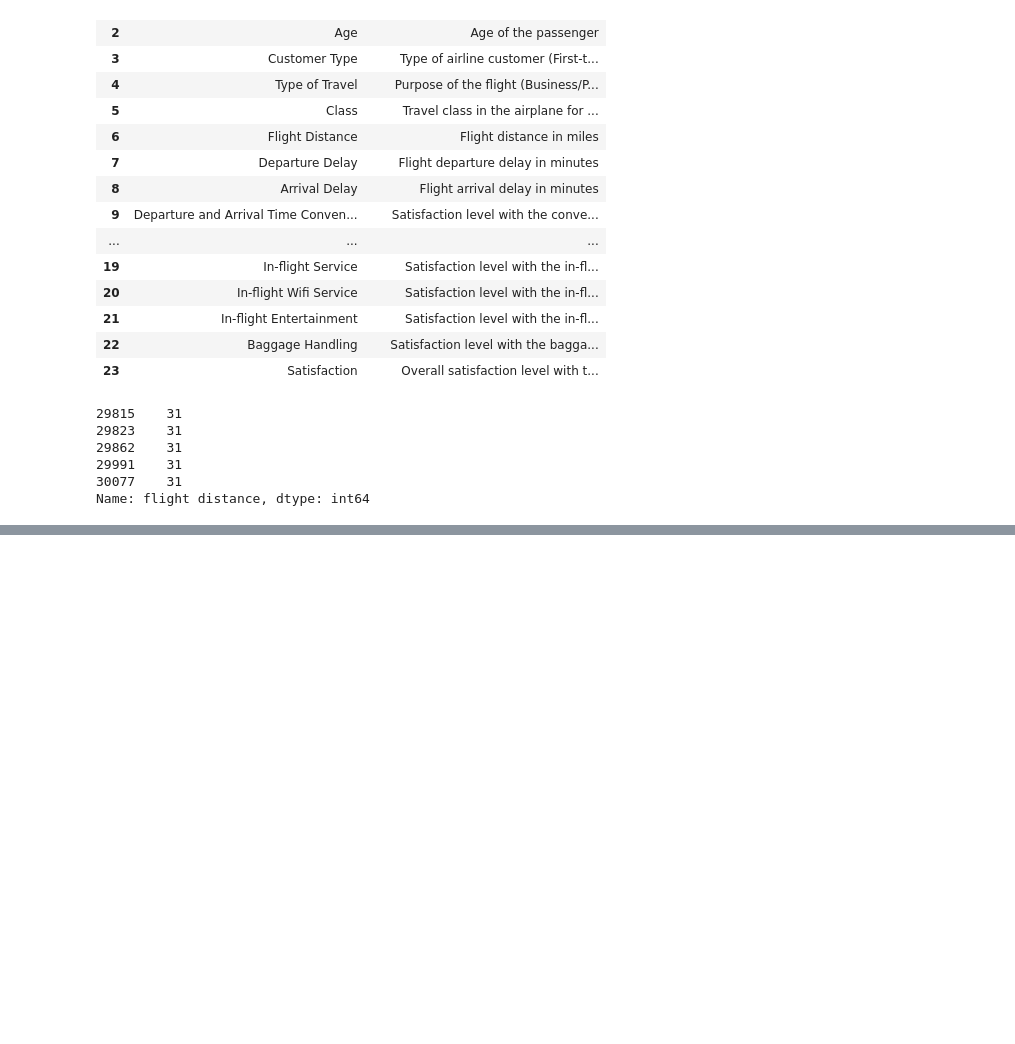
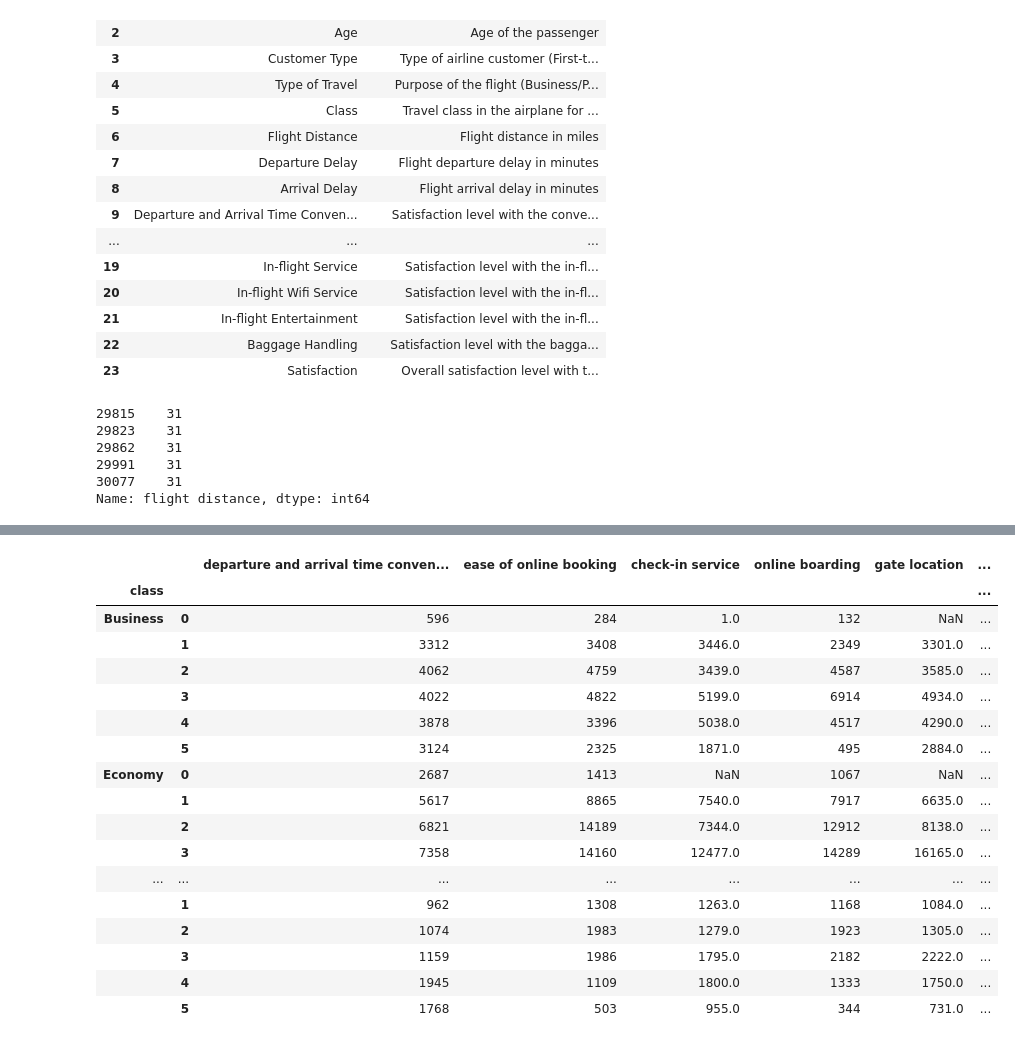
Before and after one commit to Coded123/Maven-Analytics-Airlines-Challenge, a Jupyter notebook: Maven_airline_data_analysis.ipynb, the cells around one changed output, grey strips where cells are left out. Drawn from its saved outputs; the diff is of its cells as text; code cells hidden in the pictures; blank space fills up the shorter version.

```diff
--- a/Maven_airline_data_analysis.ipynb
+++ b/Maven_airline_data_analysis.ipynb
@@ -97,0 +132,3 @@ Name: flight distance, dtype: int64
+# %%
+df['arrival delay'] = df['arrival delay'].fillna(0)
+df.isnull().sum()
@@ -97,0 +153,2 @@ Name: flight distance, dtype: int64
+# %%
+sat_class = df.groupby(['satisfaction', 'class'])
@@ -97,0 +231,21 @@ Name: flight distance, dtype: int64
+# %%
+sat_class.agg({i:'value_counts' for i in df.columns[9:22]}).loc['Neutral or Dissatisfied']
+# %% [output]
+|  |  | departure and arrival time conven... | ease of online booking | check-in service | online boarding | gate location | ... |
+| class |  |  |  |  |  |  | ... |
+| Business | 0 | 596 | 284 | 1.0 | 132 | NaN | ... |
+|  | 1 | 3312 | 3408 | 3446.0 | 2349 | 3301.0 | ... |
+|  | 2 | 4062 | 4759 | 3439.0 | 4587 | 3585.0 | ... |
+|  | 3 | 4022 | 4822 | 5199.0 | 6914 | 4934.0 | ... |
+|  | 4 | 3878 | 3396 | 5038.0 | 4517 | 4290.0 | ... |
+|  | 5 | 3124 | 2325 | 1871.0 | 495 | 2884.0 | ... |
+| Economy | 0 | 2687 | 1413 | NaN | 1067 | NaN | ... |
+|  | 1 | 5617 | 8865 | 7540.0 | 7917 | 6635.0 | ... |
+|  | 2 | 6821 | 14189 | 7344.0 | 12912 | 8138.0 | ... |
+|  | 3 | 7358 | 14160 | 12477.0 | 14289 | 16165.0 | ... |
+| ... | ... | ... | ... | ... | ... | ... | ... |
+|  | 1 | 962 | 1308 | 1263.0 | 1168 | 1084.0 | ... |
+|  | 2 | 1074 | 1983 | 1279.0 | 1923 | 1305.0 | ... |
+|  | 3 | 1159 | 1986 | 1795.0 | 2182 | 2222.0 | ... |
+|  | 4 | 1945 | 1109 | 1800.0 | 1333 | 1750.0 | ... |
+|  | 5 | 1768 | 503 | 955.0 | 344 | 731.0 | ... |
```
Also changed, not shown: parts of 10 cells of this notebook.
